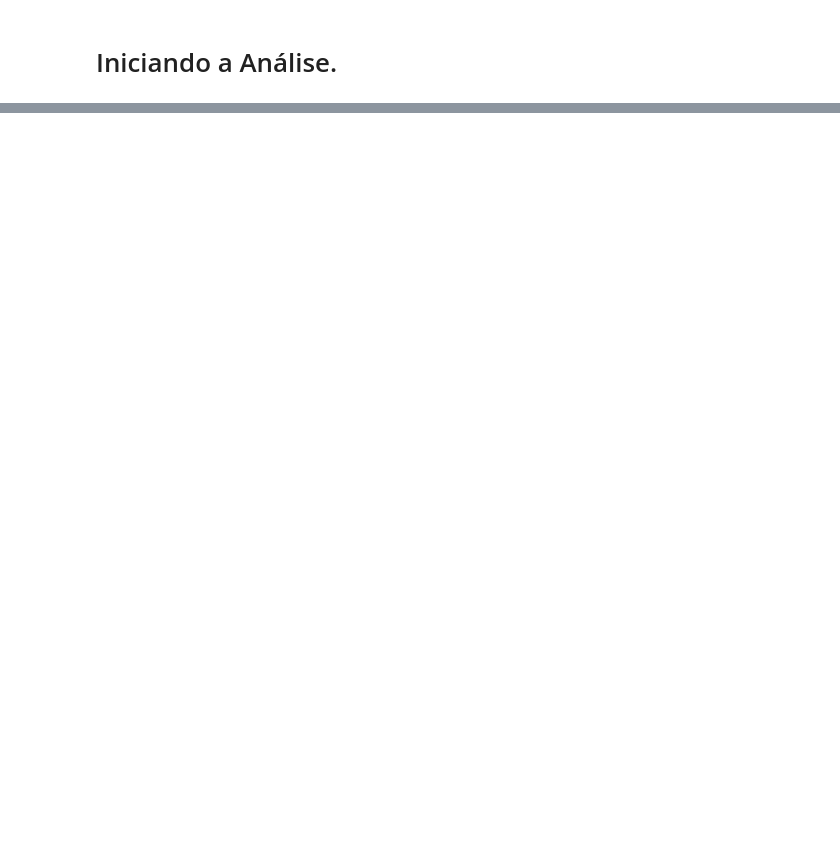
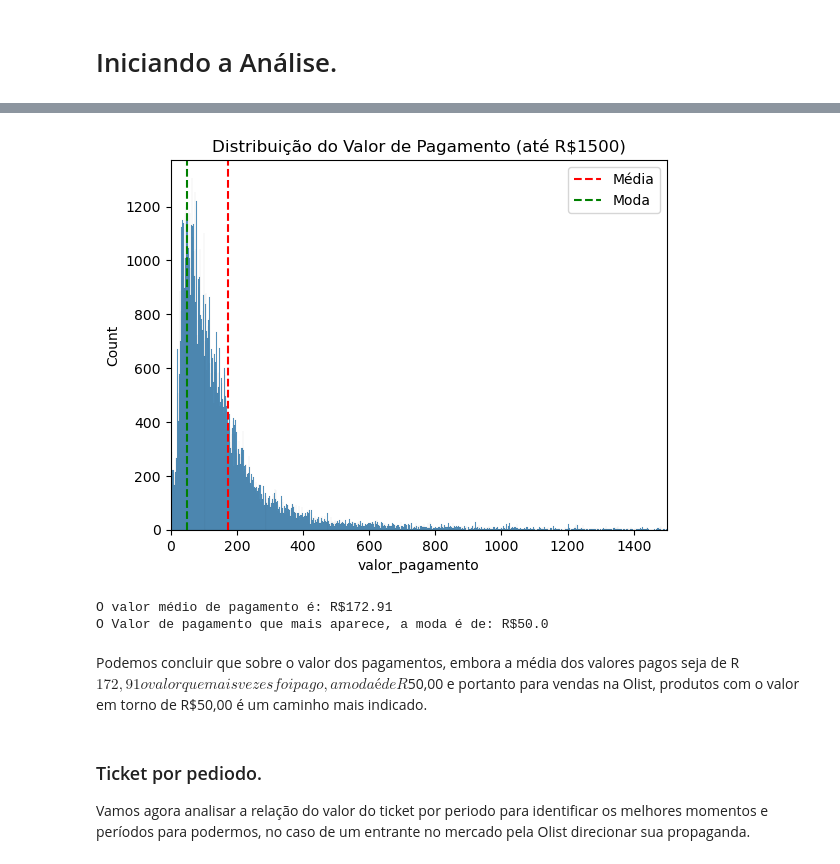
Before and after one commit to caiomiazzi/E_commerce_Olist_EDA, a Jupyter notebook: O_list_EDA.ipynb, the cells around one changed output, grey strips where cells are left out. Cells and saved outputs as stored; diff of their text form; code cells hidden in the pictures; blank space fills up the shorter version.

```diff
--- a/O_list_EDA.ipynb
+++ b/O_list_EDA.ipynb
@@ -356,0 +753,37 @@ df.head(10)
+# %%
+
+df_filtrado = df.loc[df['valor_pagamento'] <= 1500]
+
+# média e a moda
+media_valor_pagamento = df['valor_pagamento'].mean()
+moda_valor_pagamento, _ = stats.mode(df['valor_pagamento'])
+
+sns.histplot(df_filtrado['valor_pagamento'], bins=1000)
+plt.xlim(0, 1500)
+
+# linha da media e da moda
+plt.axvline(media_valor_pagamento, color='r', linestyle='dashed', label='Média')
+plt.axvline(moda_valor_pagamento, color='g', linestyle='dashed', label='Moda')
+
+
+plt.legend()
+
+# Título
+plt.title('Distribuição do Valor de Pagamento (até R$1500)')
+
+# Mostra o gráfico
+plt.show()
+# %% [output]
+[figure, added]
+# %%
+print(f'O valor médio de pagamento é: R${round(media_valor_pagamento,2)}\nO Valor de pagamento que mais aparece, a moda é de: R${moda_valor_pagamento}')
+# %% [output]
+O valor médio de pagamento é: R$172.91
+O Valor de pagamento que mais aparece, a moda é de: R$50.0
+# %% [markdown]
+Podemos concluir que sobre o valor dos pagamentos, embora a média dos valores pagos seja de R$172,91 o valor que mais vezes foi pago, a moda é de R$50,00 e portanto
+para vendas na Olist, produtos com o valor em torno de R$50,00 é um caminho mais indicado.
+# %% [markdown]
+### Ticket por pediodo.
+
+Vamos agora analisar a relação do valor do ticket por periodo para identificar os melhores momentos e períodos para podermos, no caso de um entrante no mercado pela Olist direcionar sua propaganda.
```
Also changed, not shown: parts of 38 cells of this notebook.
